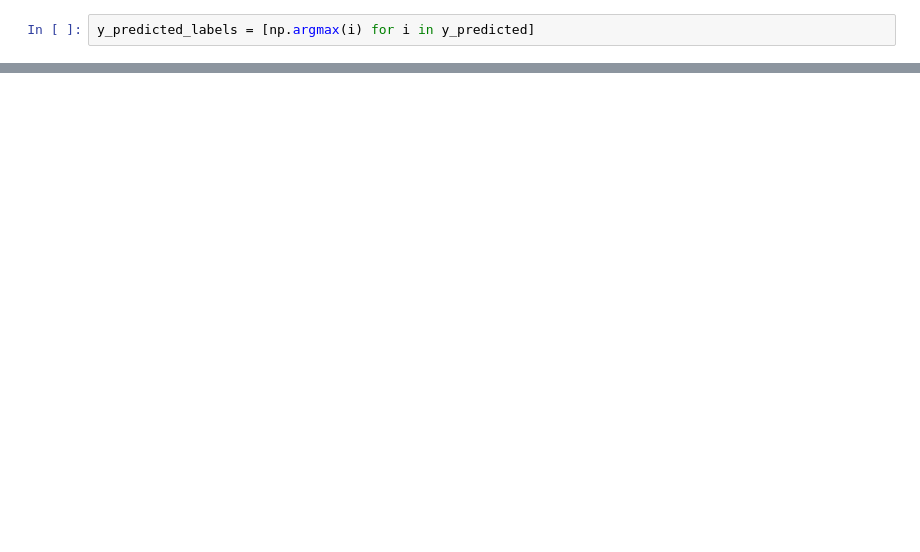
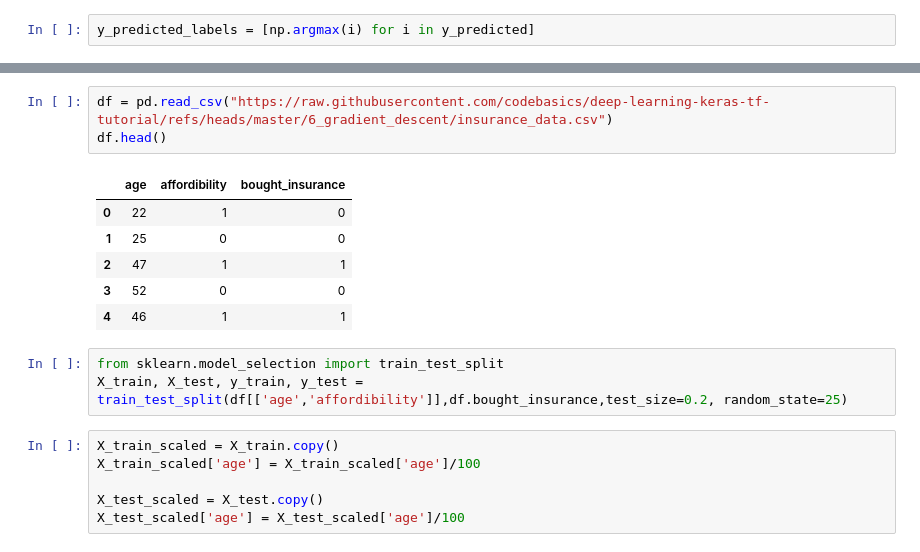
Before and after one commit to nickmirunsw/py-learning, a Jupyter notebook: tensorflow/tfnm.ipynb, the cells around one changed output, grey strips where cells are left out. Cells and saved outputs as stored; diff of their text form; blank space fills up the shorter version.

```diff
--- a/tensorflow/tfnm.ipynb
+++ b/tensorflow/tfnm.ipynb
@@ -353 +354,20 @@ Epoch 10/10
 <keras.src.callbacks.history.History at 0x...>
+# %%
+df = pd.read_csv("https://raw.githubusercontent.com/codebasics/deep-learning-keras-tf-tutorial/refs/heads/master/6_gradient_descent/insurance_data.csv")
+df.head()
+# %% [output]
+|  | age | affordibility | bought_insurance |
+| 0 | 22 | 1 | 0 |
+| 1 | 25 | 0 | 0 |
+| 2 | 47 | 1 | 1 |
+| 3 | 52 | 0 | 0 |
+| 4 | 46 | 1 | 1 |
+# %%
+from sklearn.model_selection import train_test_split
+X_train, X_test, y_train, y_test = train_test_split(df[['age','affordibility']],df.bought_insurance,test_size=0.2, random_state=25)
+# %%
+X_train_scaled = X_train.copy()
+X_train_scaled['age'] = X_train_scaled['age']/100
+
+X_test_scaled = X_test.copy()
+X_test_scaled['age'] = X_test_scaled['age']/100
```
Also changed, not shown: parts of 10 cells of this notebook.
